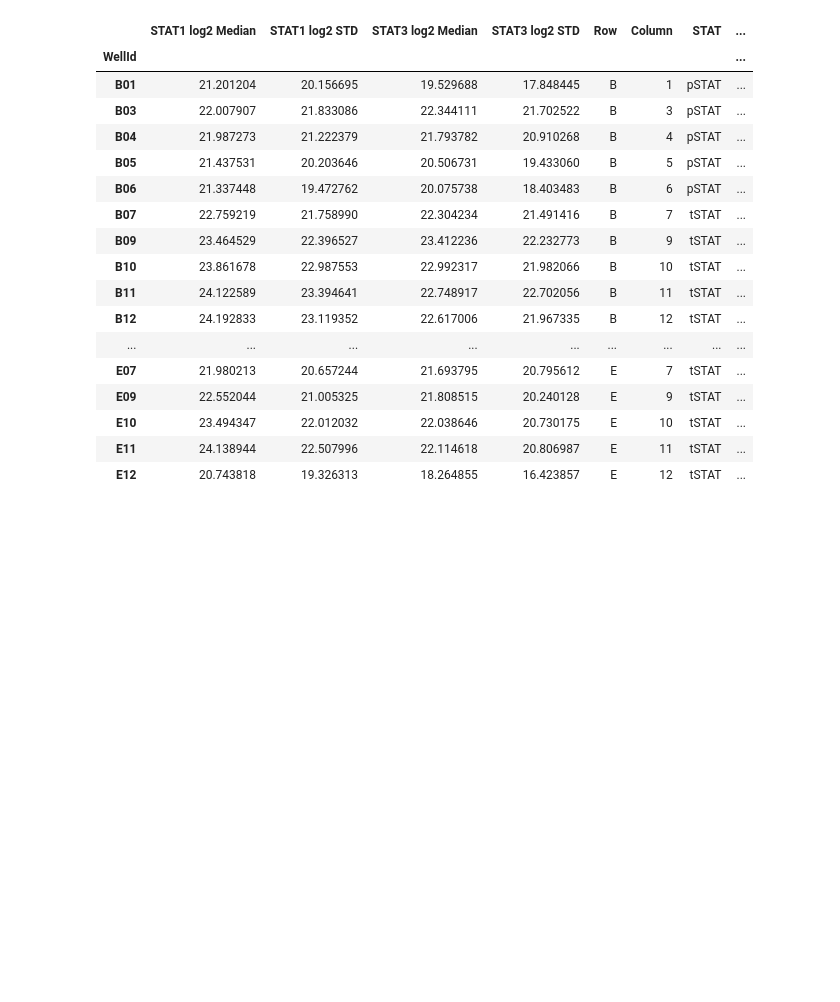
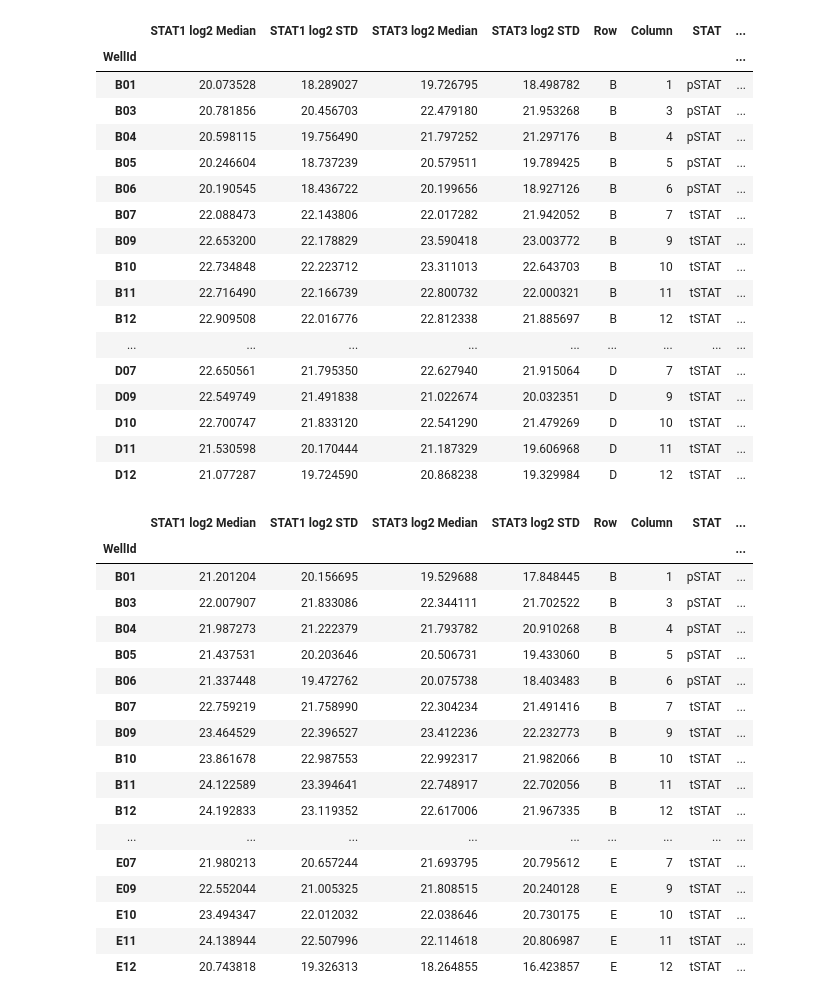
Before and after one commit to LarkinIt/visIF, a Jupyter notebook: code/combine_exps.ipynb, the cells around one changed output. Saved outputs shown, nothing was run; the diff lists cells and outputs as text; code cells hidden in the pictures; blank space fills up the shorter version.

```diff
--- a/code/combine_exps.ipynb
+++ b/code/combine_exps.ipynb
@@ -10,7 +10,7 @@ from plateconfig import PlateConfig
 
 
 general_data_dir = "../data"
-all_dirs = ["07182025_IF_scan"]
+all_dirs = ["07092025_IF_scan", "07182025_IF_scan"]
 config_dict = {}
 if_data_file = "Cell.csv"
 
@@ -127,48 +141,66 @@ for dir in all_dirs:
 	stat_df["IL-6 Concentration"] = ["10 ng/mL" for x in cols]
 	stat_df["Time"] = [plate.column_to_t_pts[int(x)] for x in cols]
 	stat_df["Replicate"] = [plate.row_to_replicate[x] for x in rows]
 	plate_config.stat_df = stat_df
 	#display(stat_df)
 
 	# Create the log2 fold change dataframe
 	stat1_lfc_med = pct_max_df.groupby("WellId")["CircTotalIntenCh2"].median().apply(np.log2)
 	stat1_lfc_std = pct_max_df.groupby("WellId")["CircTotalIntenCh2"].std().apply(np.log2)
 	stat3_lfc_med = pct_max_df.groupby("WellId")["CircTotalIntenCh3"].median().apply(np.log2)
 	stat3_lfc_std = pct_max_df.groupby("WellId")["CircTotalIntenCh3"].std().apply(np.log2)
 
 	stat_lfc_df = pd.concat([stat1_lfc_med, stat1_lfc_std, stat3_lfc_med, stat3_lfc_std], axis=1)
 	stat_lfc_df.columns = ["STAT1 log2 Median", "STAT1 log2 STD", "STAT3 log2 Median", "STAT3 log2 STD"]
 	rows = [x.strip()[0] for x in stat_lfc_df.index.values]
 	cols = [int(x.strip()[1:]) for x in stat_lfc_df.index.values]
 	stat_lfc_df["Row"] = rows
 	stat_lfc_df["Column"] = cols
 	stat_lfc_df["STAT"] = [plate.column_to_stain[int(x)] for x in cols]
 	stat_lfc_df["Donor"] = [plate.row_to_patient[x] for x in rows]
 	stat_lfc_df["IL-6 Concentration"] = ["10 ng/mL" for x in cols]
 	stat_lfc_df["Time"] = [plate.column_to_t_pts[int(x)] for x in cols]
 	stat_lfc_df["Replicate"] = [plate.row_to_replicate[x] for x in rows]
 	#display(stat_lfc_df)
 
 	processed_lfc_df = calc_l2fc(plate, stat_lfc_df)
 	display(processed_lfc_df)
-	plate_config.lfc_df = processed_lfc_df
+	plate.lfc_df = processed_lfc_df
 # %% [output]
 |  | STAT1 log2 Median | STAT1 log2 STD | STAT3 log2 Median | STAT3 log2 STD | Row | Column | STAT | ... |
 | WellId |  |  |  |  |  |  |  | ... |
-| B01 | 21.201204 | 20.156695 | 19.529688 | 17.848445 | B | 1 | pSTAT | ... |
-| B03 | 22.007907 | 21.833086 | 22.344111 | 21.702522 | B | 3 | pSTAT | ... |
-| B04 | 21.987273 | 21.222379 | 21.793782 | 20.910268 | B | 4 | pSTAT | ... |
-| B05 | 21.437531 | 20.203646 | 20.506731 | 19.433060 | B | 5 | pSTAT | ... |
-| B06 | 21.337448 | 19.472762 | 20.075738 | 18.403483 | B | 6 | pSTAT | ... |
-| B07 | 22.759219 | 21.758990 | 22.304234 | 21.491416 | B | 7 | tSTAT | ... |
-| B09 | 23.464529 | 22.396527 | 23.412236 | 22.232773 | B | 9 | tSTAT | ... |
-| B10 | 23.861678 | 22.987553 | 22.992317 | 21.982066 | B | 10 | tSTAT | ... |
-| B11 | 24.122589 | 23.394641 | 22.748917 | 22.702056 | B | 11 | tSTAT | ... |
-| B12 | 24.192833 | 23.119352 | 22.617006 | 21.967335 | B | 12 | tSTAT | ... |
+| B01 | 20.073528 | 18.289027 | 19.726795 | 18.498782 | B | 1 | pSTAT | ... |
+| B03 | 20.781856 | 20.456703 | 22.479180 | 21.953268 | B | 3 | pSTAT | ... |
+| B04 | 20.598115 | 19.756490 | 21.797252 | 21.297176 | B | 4 | pSTAT | ... |
+| B05 | 20.246604 | 18.737239 | 20.579511 | 19.789425 | B | 5 | pSTAT | ... |
+| B06 | 20.190545 | 18.436722 | 20.199656 | 18.927126 | B | 6 | pSTAT | ... |
+| B07 | 22.088473 | 22.143806 | 22.017282 | 21.942052 | B | 7 | tSTAT | ... |
+| B09 | 22.653200 | 22.178829 | 23.590418 | 23.003772 | B | 9 | tSTAT | ... |
+| B10 | 22.734848 | 22.223712 | 23.311013 | 22.643703 | B | 10 | tSTAT | ... |
+| B11 | 22.716490 | 22.166739 | 22.800732 | 22.000321 | B | 11 | tSTAT | ... |
+| B12 | 22.909508 | 22.016776 | 22.812338 | 21.885697 | B | 12 | tSTAT | ... |
 | ... | ... | ... | ... | ... | ... | ... | ... | ... |
-| E07 | 21.980213 | 20.657244 | 21.693795 | 20.795612 | E | 7 | tSTAT | ... |
-| E09 | 22.552044 | 21.005325 | 21.808515 | 20.240128 | E | 9 | tSTAT | ... |
-| E10 | 23.494347 | 22.012032 | 22.038646 | 20.730175 | E | 10 | tSTAT | ... |
-| E11 | 24.138944 | 22.507996 | 22.114618 | 20.806987 | E | 11 | tSTAT | ... |
-| E12 | 20.743818 | 19.326313 | 18.264855 | 16.423857 | E | 12 | tSTAT | ... |
+| D07 | 22.650561 | 21.795350 | 22.627940 | 21.915064 | D | 7 | tSTAT | ... |
+| D09 | 22.549749 | 21.491838 | 21.022674 | 20.032351 | D | 9 | tSTAT | ... |
+| D10 | 22.700747 | 21.833120 | 22.541290 | 21.479269 | D | 10 | tSTAT | ... |
+| D11 | 21.530598 | 20.170444 | 21.187329 | 19.606968 | D | 11 | tSTAT | ... |
+| D12 | 21.077287 | 19.724590 | 20.868238 | 19.329984 | D | 12 | tSTAT | ... |
+|  | STAT1 log2 Median | STAT1 log2 STD | STAT3 log2 Median | STAT3 log2 STD | Row | Column | STAT | ... |
+| WellId |  |  |  |  |  |  |  | ... |
+| B01 | 21.201204 | 20.156695 | 19.529688 | 17.848445 | B | 1 | pSTAT | ... |
+| B03 | 22.007907 | 21.833086 | 22.344111 | 21.702522 | B | 3 | pSTAT | ... |
+| B04 | 21.987273 | 21.222379 | 21.793782 | 20.910268 | B | 4 | pSTAT | ... |
+| B05 | 21.437531 | 20.203646 | 20.506731 | 19.433060 | B | 5 | pSTAT | ... |
+| B06 | 21.337448 | 19.472762 | 20.075738 | 18.403483 | B | 6 | pSTAT | ... |
+| B07 | 22.759219 | 21.758990 | 22.304234 | 21.491416 | B | 7 | tSTAT | ... |
+| B09 | 23.464529 | 22.396527 | 23.412236 | 22.232773 | B | 9 | tSTAT | ... |
+| B10 | 23.861678 | 22.987553 | 22.992317 | 21.982066 | B | 10 | tSTAT | ... |
+| B11 | 24.122589 | 23.394641 | 22.748917 | 22.702056 | B | 11 | tSTAT | ... |
+| B12 | 24.192833 | 23.119352 | 22.617006 | 21.967335 | B | 12 | tSTAT | ... |
+| ... | ... | ... | ... | ... | ... | ... | ... | ... |
+| E07 | 21.980213 | 20.657244 | 21.693795 | 20.795612 | E | 7 | tSTAT | ... |
+| E09 | 22.552044 | 21.005325 | 21.808515 | 20.240128 | E | 9 | tSTAT | ... |
+| E10 | 23.494347 | 22.012032 | 22.038646 | 20.730175 | E | 10 | tSTAT | ... |
+| E11 | 24.138944 | 22.507996 | 22.114618 | 20.806987 | E | 11 | tSTAT | ... |
+| E12 | 20.743818 | 19.326313 | 18.264855 | 16.423857 | E | 12 | tSTAT | ... |
 # %%
```
Also changed, not shown: parts of 4 cells of this notebook, 1 other file.
